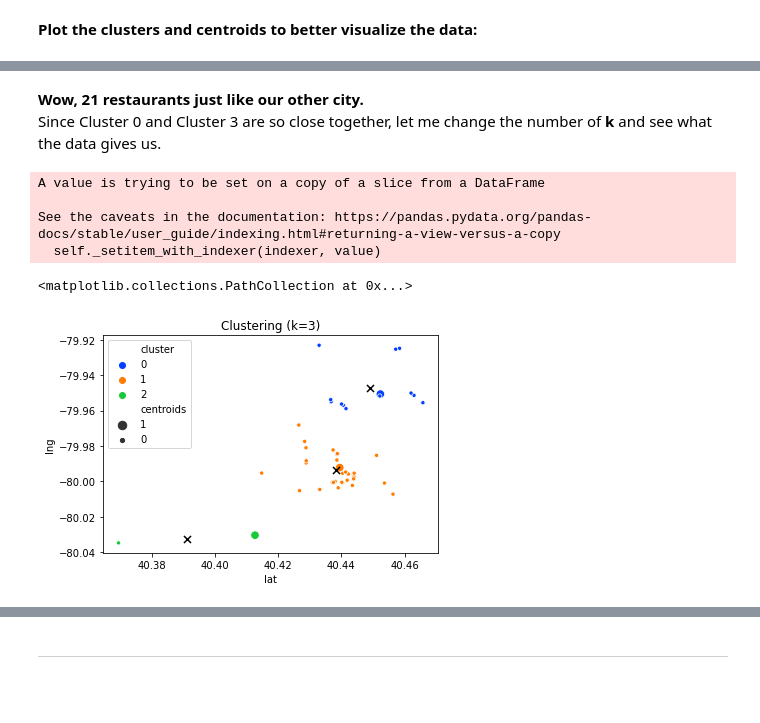
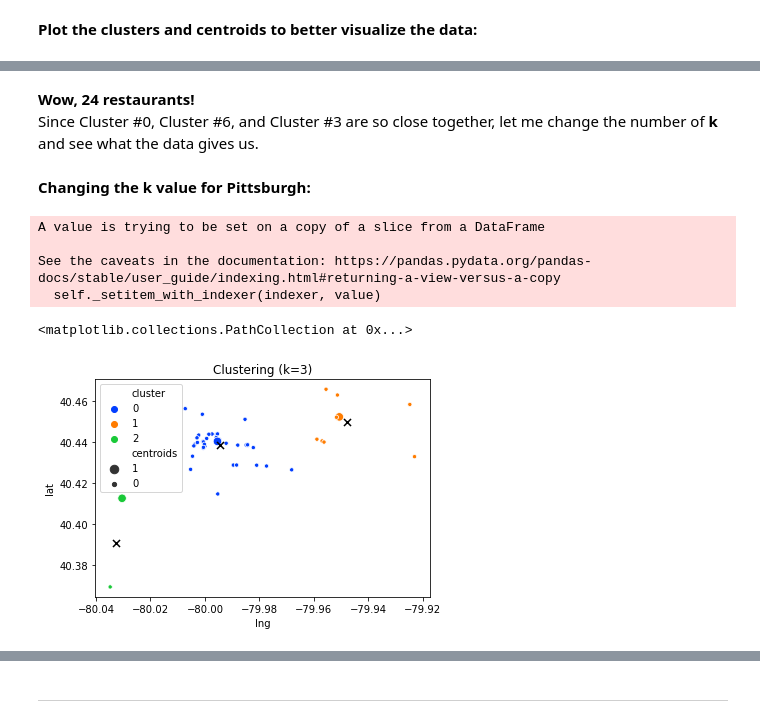
Before and after one commit to theblindhobo/Coursera_Capstone, a Jupyter notebook: The Battle of Neighborhoods (Week 2).ipynb, the cells around one changed output, grey strips where cells are left out. Cells and saved outputs as stored; diff of their text form; code cells hidden in the pictures; blank space fills up the shorter version.

```diff
--- a/The Battle of Neighborhoods (Week 2).ipynb
+++ b/The Battle of Neighborhoods (Week 2).ipynb
@@ -173,7 +173,7 @@ plt.show()
 # %%
 k = 6
 model = cluster.KMeans(n_clusters=k, init='k-means++')
-X = phil_df[["lat","lng"]]
+X = phil_df[["lng","lat"]]
 
 ## clustering
 dtf_X = X.copy()
@@ -329,7 +333,7 @@ from sklearn import preprocessing, cluster
 import scipy
 from scipy.cluster.vq import vq
 # %%
-X = pitt_df[["lat","lng"]]
+X = pitt_df[["lng","lat"]]
 max_k = 10
 ## iterations
 distortions = []
@@ -357,7 +361,7 @@ plt.show()
 # %%
-k = 4
+k = 7
 model = cluster.KMeans(n_clusters=k, init='k-means++')
-X = pitt_df[["lat","lng"]]
+X = pitt_df[["lng","lat"]]
 
 ## clustering
 dtf_X = X.copy()
@@ -405,12 +412,14 @@ pitt_df['cluster'].value_counts().max(level=0)
 Name: cluster, dtype: int64
 # %% [markdown]
-**Wow, 21 restaurants just like our other city.**
+**Wow, 24 restaurants!**
 <br>
-Since Cluster 0 and Cluster 3 are so close together, let me change the number of **k** and see what the data gives us.
+Since Cluster #0, Cluster #6, and Cluster #3 are so close together, let me change the number of **k** and see what the data gives us.
+# %% [markdown]
+**Changing the k value for Pittsburgh:**
 # %%
 k = 3
 model = cluster.KMeans(n_clusters=k, init='k-means++')
-X = pitt_df[["lat","lng"]]
+X = pitt_df[["lng","lat"]]
 
 ## clustering
 dtf_X = X.copy()
@@ -432,13 +441,13 @@ See the caveats in the documentation: https://pandas.pydata.org/pandas-docs/stab
 # %%
 import seaborn as sns
 ## plot
 fig, ax = plt.subplots()
-sns.scatterplot(x="lat", y="lng", data=pitt_df, palette=sns.color_palette("bright",k), hue='cluster', size="centroids", size_order=[1,0], legend="brief", ax=ax).set_title('Clustering (k='+str(k)+')')
+sns.scatterplot(x="lng", y="lat", data=pitt_df, palette=sns.color_palette("bright",k), hue='cluster', size="centroids", size_order=[1,0], legend="brief", ax=ax).set_title('Clustering (k='+str(k)+')')
 th_centroids = model.cluster_centers_
 ax.scatter(th_centroids[:,0], th_centroids[:,1], s=50, c='black', marker="x")
 # %% [output]
 <matplotlib.collections.PathCollection at 0x...>
-[figure, old version]
+[figure, new version]
 # %%
 pitt_df['cluster'].value_counts().max(level=0)
 # %% [output]
```
Also changed, not shown: parts of 26 cells of this notebook.
